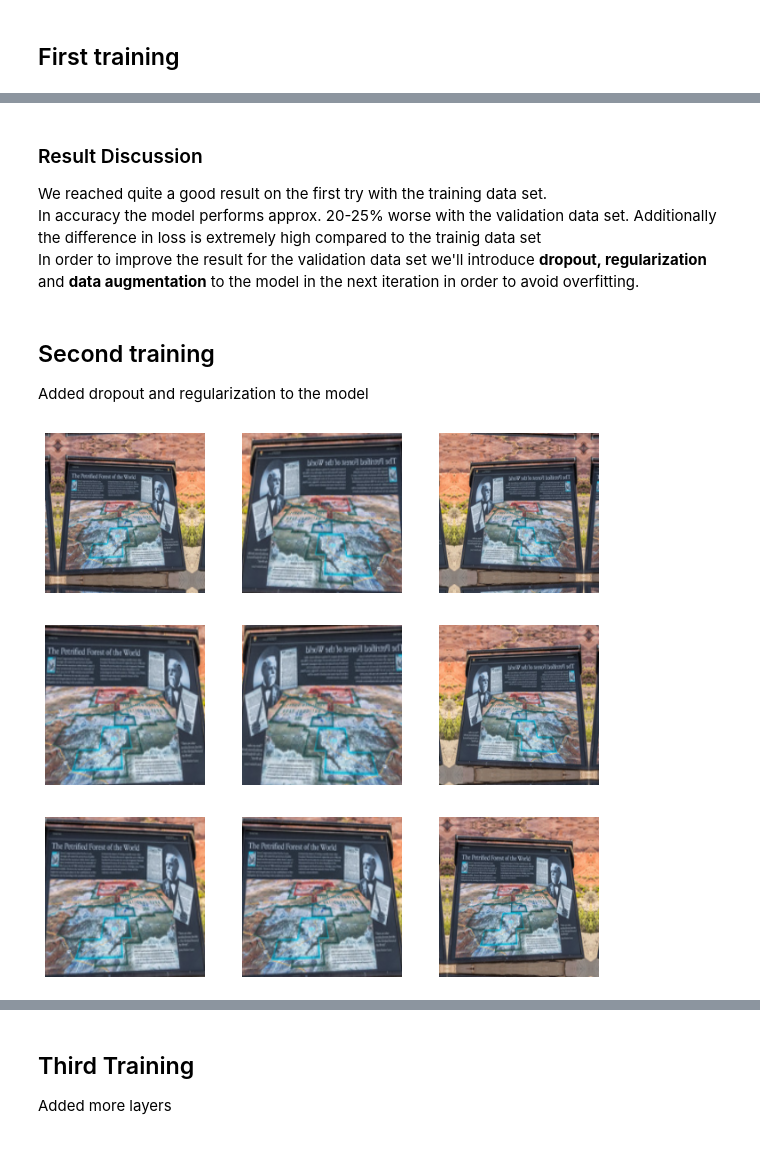
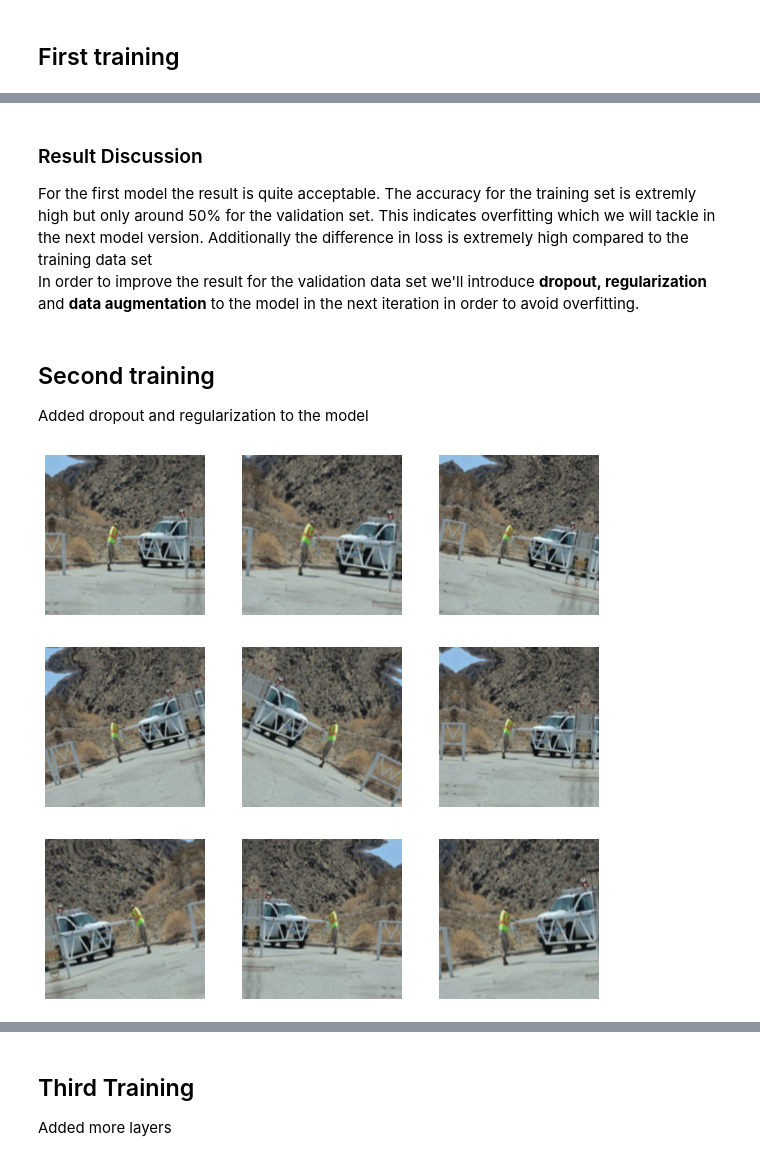
Before and after one commit to amkobee/ADS, a Jupyter notebook: ADS.ipynb, the cells around one changed output, grey strips where cells are left out. Cells and saved outputs as stored; diff of their text form; code cells hidden in the pictures.

Commit message:
trained models with more data

```diff
--- a/ADS.ipynb
+++ b/ADS.ipynb
@@ -357,8 +401,7 @@ visualize_result()
 # %% [markdown]
 ### Result Discussion
 
-We reached quite a good result on the first try with the training data set. <br>
-In accuracy the model performs approx. 20-25% worse with the validation data set. Additionally the difference in loss is extremely high compared to the trainig data set <br>
+For the first model the result is quite acceptable. The accuracy for the training set is extremly high but only around 50% for the validation set. This indicates overfitting which we will tackle in the next model version. Additionally the difference in loss is extremely high compared to the training data set <br>
 In order to improve the result for the validation data set we'll introduce **dropout, regularization** and **data augmentation** to the model in the next iteration in order to avoid overfitting.
 # %% [markdown]
 ## Second training
@@ -367,24 +410,24 @@ Added dropout and regularization to the model
 # %%
 # data augmentation
 
 data_augmentation = keras.Sequential(
   [
     layers.experimental.preprocessing.RandomFlip("horizontal", input_shape=(img_height, img_width, 3)),
     layers.experimental.preprocessing.RandomZoom(0.3),
-    #layers.experimental.preprocessing.RandomRotation(0.3),
+    layers.experimental.preprocessing.RandomRotation(0.1),
   ]
 )
 
 # print an example
 plt.figure(figsize=(10, 10))
 for images, _ in train_ds.take(1):
   for i in range(9):
     augmented_images = data_augmentation(images)
     ax = plt.subplot(3, 3, i + 1)
     plt.imshow(augmented_images[0].numpy().astype("uint8"))
     plt.axis("off")
 # %% [output]
-[figure, old version]
+[figure, new version]
 # %%
 # define the model
 early_stopping_cb = keras.callbacks.EarlyStopping(patience=8, restore_best_weights=True)
```
Also changed, not shown: parts of 35 cells of this notebook.
